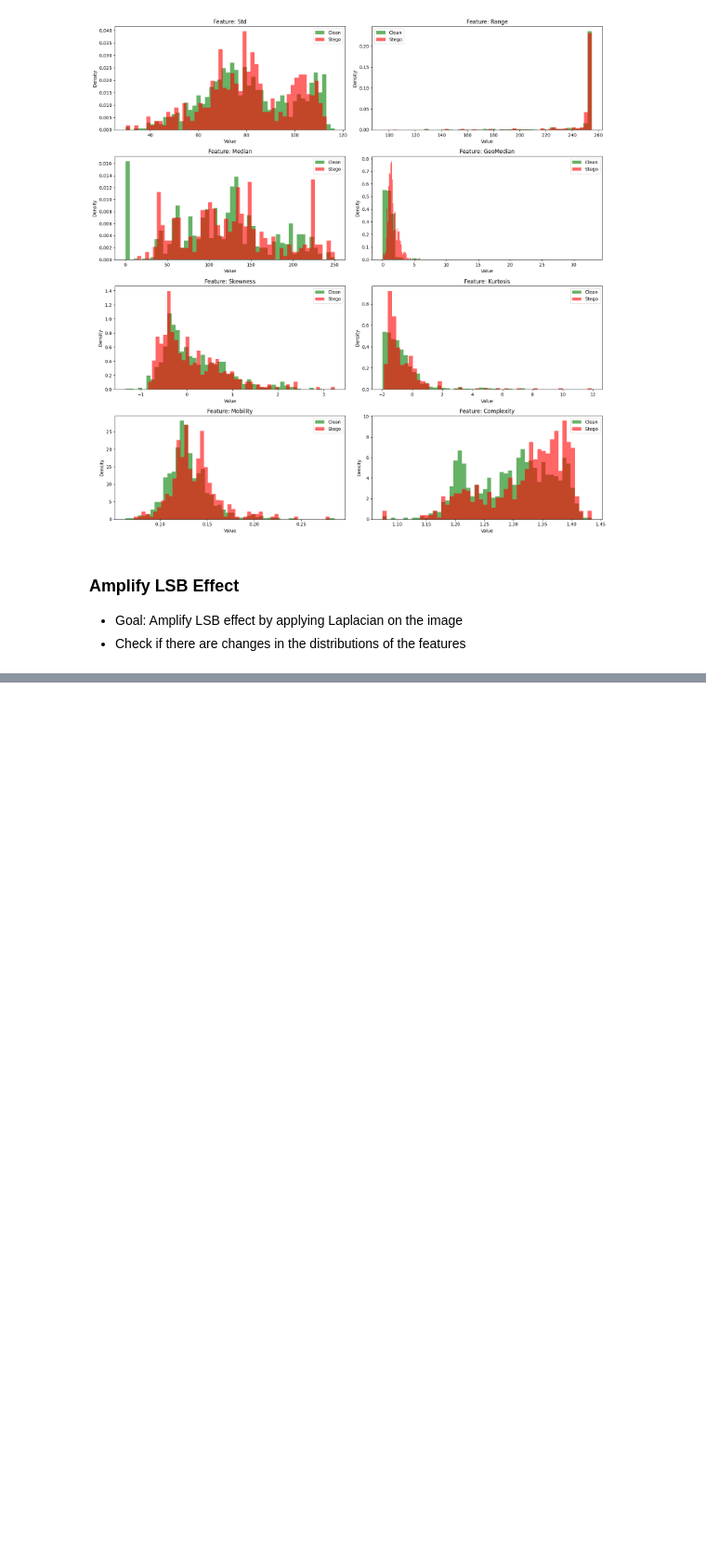
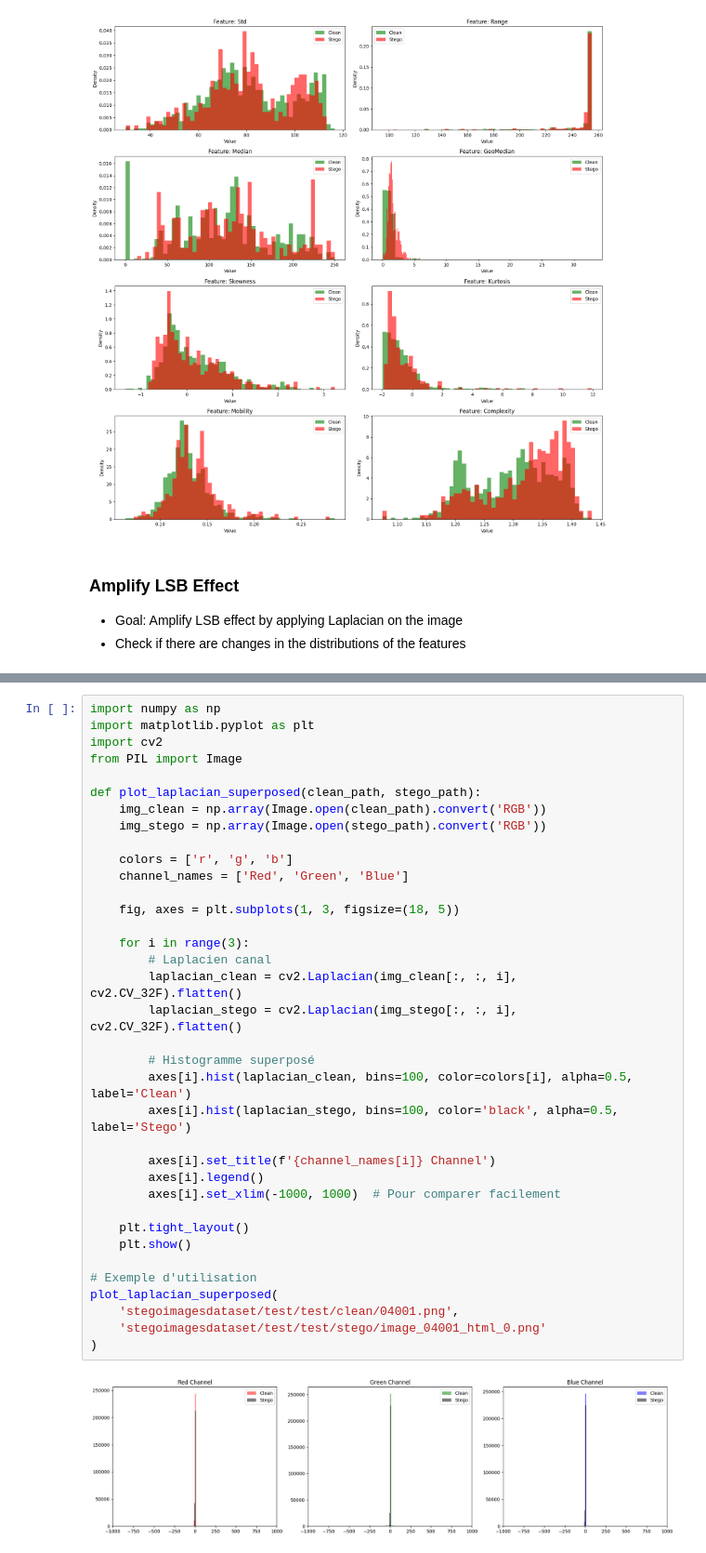
Before and after one commit to kw0jtach/LSB-CNN-Classification, a Jupyter notebook: Stegano-Images/compare_stats.ipynb, the cells around one changed output, grey strips where cells are left out. Shown at 93% size. Drawn from its saved outputs; the diff is of its cells as text; blank space fills up the shorter version.

```diff
--- a/Stegano-Images/compare_stats.ipynb
+++ b/Stegano-Images/compare_stats.ipynb
@@ -207,0 +366,38 @@ plt.show()
+# %%
+import numpy as np
+import matplotlib.pyplot as plt
+import cv2
+from PIL import Image
+
+def plot_laplacian_superposed(clean_path, stego_path):
+    img_clean = np.array(Image.open(clean_path).convert('RGB'))
+    img_stego = np.array(Image.open(stego_path).convert('RGB'))
+
+    colors = ['r', 'g', 'b']
+    channel_names = ['Red', 'Green', 'Blue']
+
+    fig, axes = plt.subplots(1, 3, figsize=(18, 5))
+
+    for i in range(3):
+        # Laplacien canal
+        laplacian_clean = cv2.Laplacian(img_clean[:, :, i], cv2.CV_32F).flatten()
+        laplacian_stego = cv2.Laplacian(img_stego[:, :, i], cv2.CV_32F).flatten()
+
+        # Histogramme superposé
+        axes[i].hist(laplacian_clean, bins=100, color=colors[i], alpha=0.5, label='Clean')
+        axes[i].hist(laplacian_stego, bins=100, color='black', alpha=0.5, label='Stego')
+
+        axes[i].set_title(f'{channel_names[i]} Channel')
+        axes[i].legend()
+        axes[i].set_xlim(-1000, 1000)  # Pour comparer facilement
+
+    plt.tight_layout()
+    plt.show()
+
+# Exemple d'utilisation
+plot_laplacian_superposed(
+    'stegoimagesdataset/test/test/clean/04001.png',
+    'stegoimagesdataset/test/test/stego/image_04001_html_0.png'
+)
+# %% [output]
+[figure, added]
```
Also changed, not shown: parts of 9 cells of this notebook, 5 other files.
